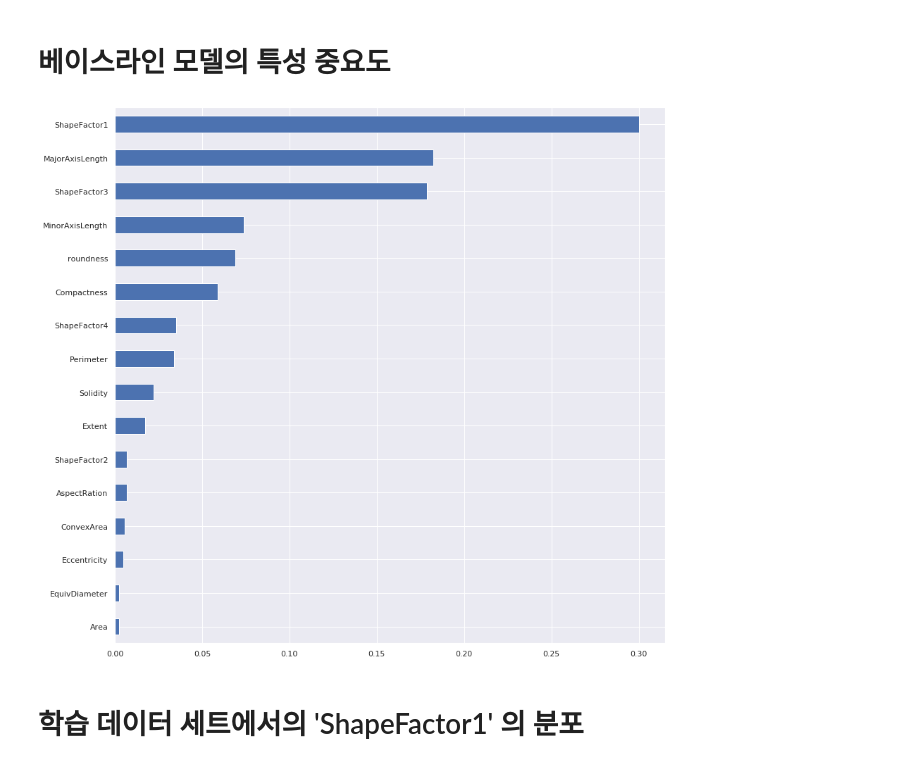
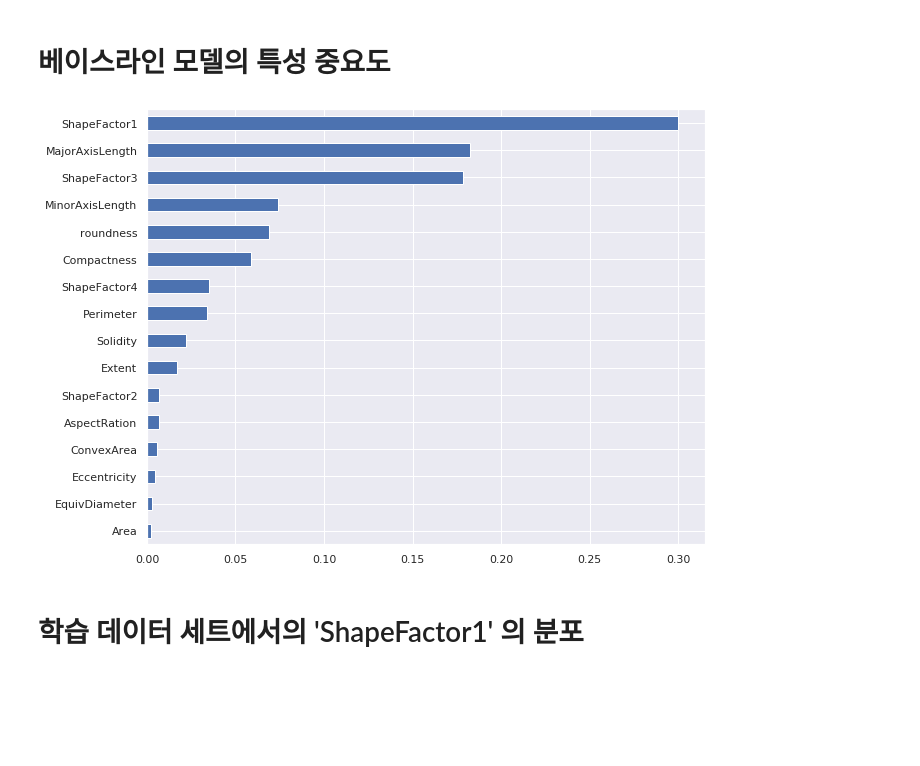
Before and after one commit to 94jjiisu/Data-analysis, a Jupyter notebook: bean_classification.ipynb, the cells around one changed output. Cells and saved outputs as stored; diff of their text form; code cells hidden in the pictures; blank space fills up the shorter version.

```diff
--- a/bean_classification.ipynb
+++ b/bean_classification.ipynb
@@ -384,11 +384,11 @@ disp = plot_confusion_matrix(dt_clf, X_test, y_test,
 # %%
 model_dt = dt_clf
 
 importances = pd.Series(model_dt.feature_importances_, X_train.columns)
-plt.figure(figsize=(14,14))
+plt.figure(figsize=(10,8))
 importances.sort_values().plot.barh();
 # %% [output]
-[figure, old version]
+[figure, new version]
 # %% [markdown]
 # 학습 데이터 세트에서의 'ShapeFactor1' 의 분포
 # %%
```
Also changed, not shown: parts of 17 cells of this notebook.
